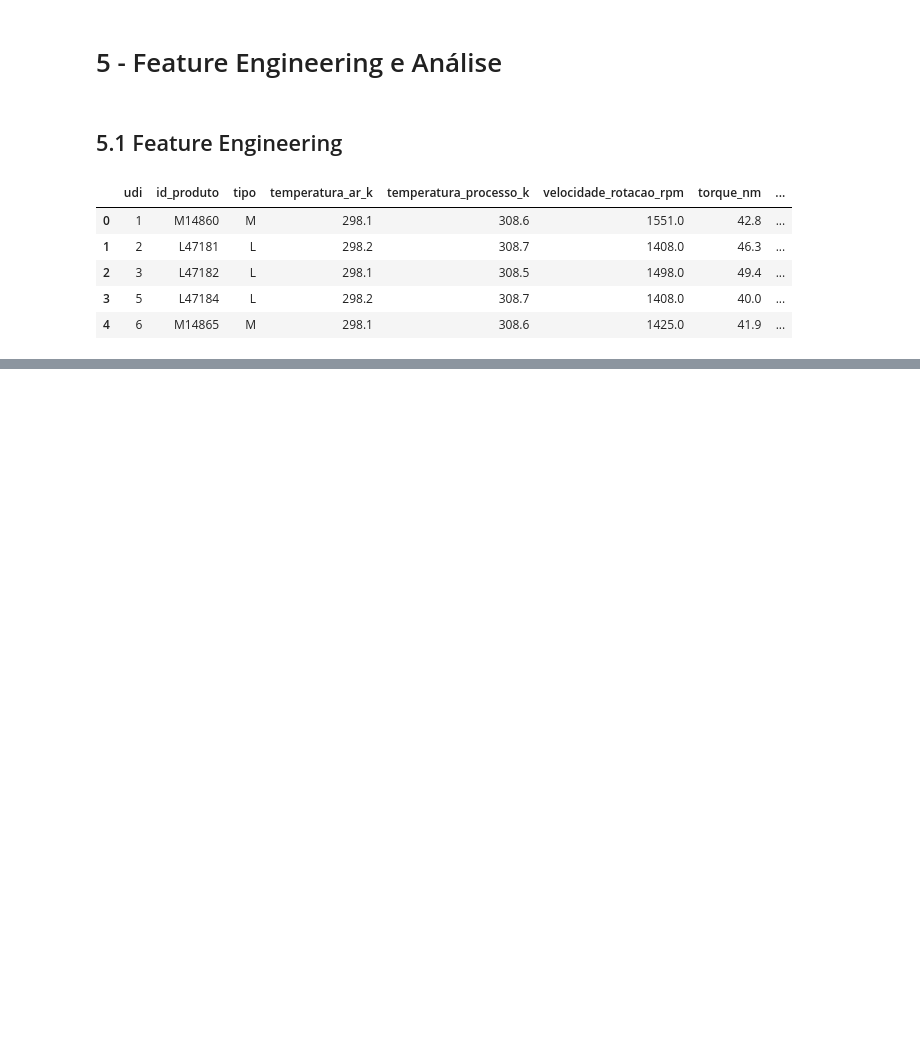
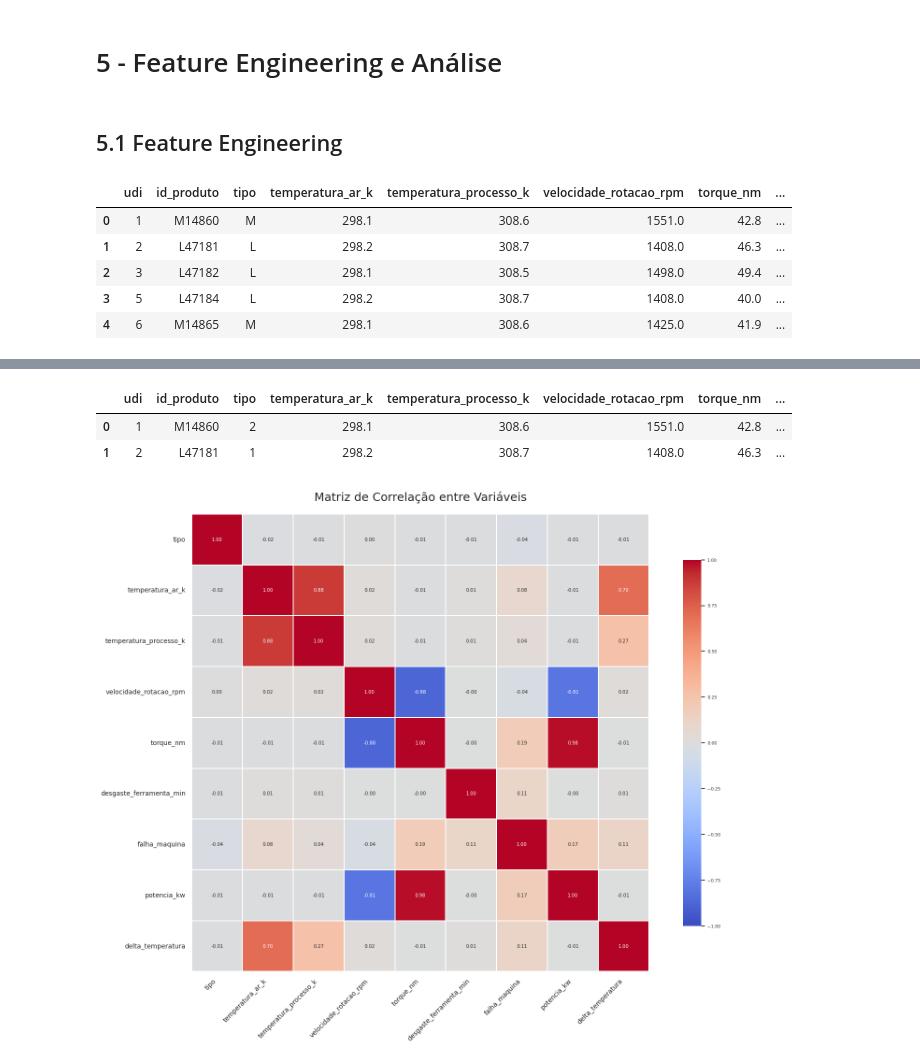
Before and after one commit to JeanKahlilR/Antecipa_Pro-Linha, a Jupyter notebook: notebooks/Analise_Exploratória_Silver-Gold.ipynb, the cells around one changed output, grey strips where cells are left out. Cells and saved outputs as stored; diff of their text form; code cells hidden in the pictures; blank space fills up the shorter version.

```diff
--- a/notebooks/Analise_Exploratória_Silver-Gold.ipynb
+++ b/notebooks/Analise_Exploratória_Silver-Gold.ipynb
@@ -448,0 +625,43 @@ df.head()
+# %%
+df_novo.head(2)
+# %% [output]
+|  | udi | id_produto | tipo | temperatura_ar_k | temperatura_processo_k | velocidade_rotacao_rpm | torque_nm | ... |
+| 0 | 1 | M14860 | 2 | 298.1 | 308.6 | 1551.0 | 42.8 | ... |
+| 1 | 2 | L47181 | 1 | 298.2 | 308.7 | 1408.0 | 46.3 | ... |
+# %%
+colunas = ['tipo',
+           'temperatura_ar_k',
+           'temperatura_processo_k',
+           'velocidade_rotacao_rpm',
+           'torque_nm',
+           'desgaste_ferramenta_min',
+           'falha_maquina',
+           'potencia_kw',
+           'delta_temperatura']
+
+plt.figure(figsize=(16, 12))
+sns.set(font_scale=0.6)
+
+corr = df_novo[colunas].corr()
+
+heatmap = sns.heatmap(
+    corr,
+    annot = True,
+    fmt = '.2f',
+    cmap = 'coolwarm',
+    center = 0,
+    vmin = -1,
+    vmax = 1,
+    linewidths = 0.2,
+    square = True,
+    cbar_kws={'shrink': 0.8}
+)
+
+plt.title('Matriz de Correlação entre Variáveis', pad = 20, fontsize = 18)
+plt.xticks(rotation = 45, ha = 'right', fontsize = 10)
+plt.yticks(rotation = 0, fontsize = 10)
+
+plt.tight_layout()
+plt.show()
+# %% [output]
+[figure, added]
```
Also changed, not shown: parts of 15 cells of this notebook.
